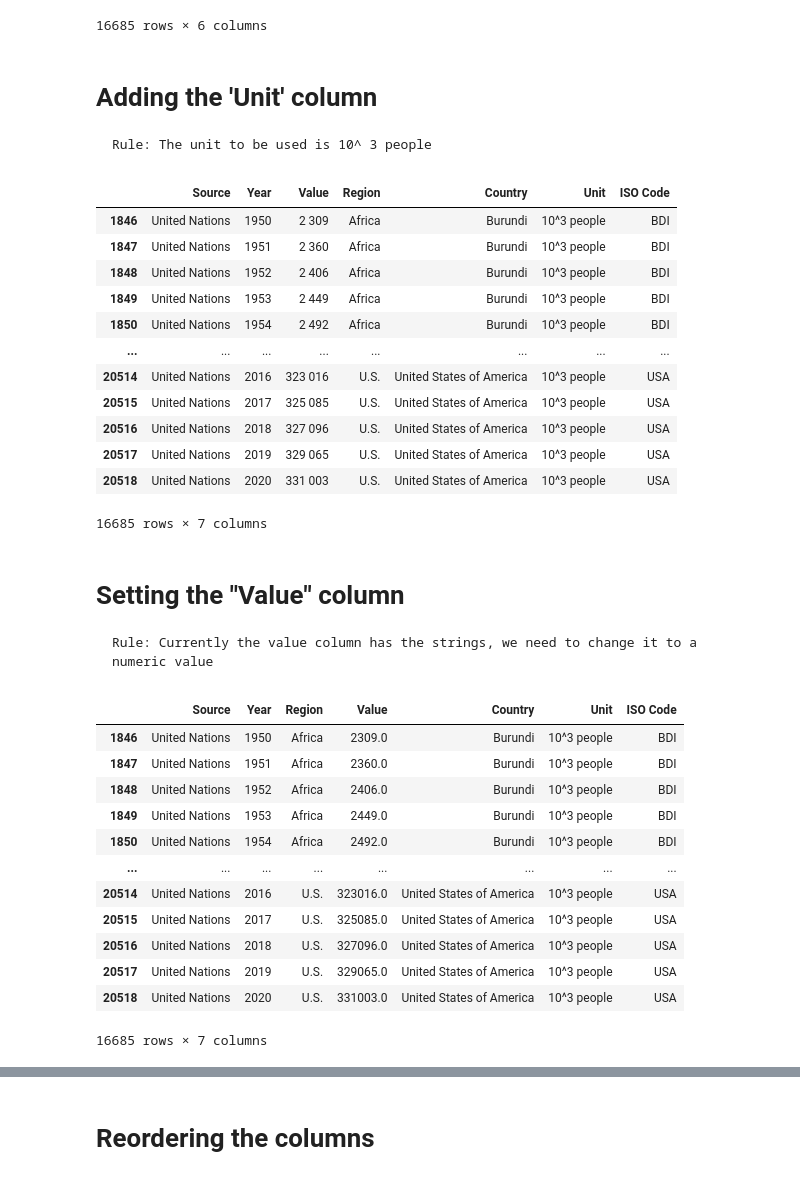
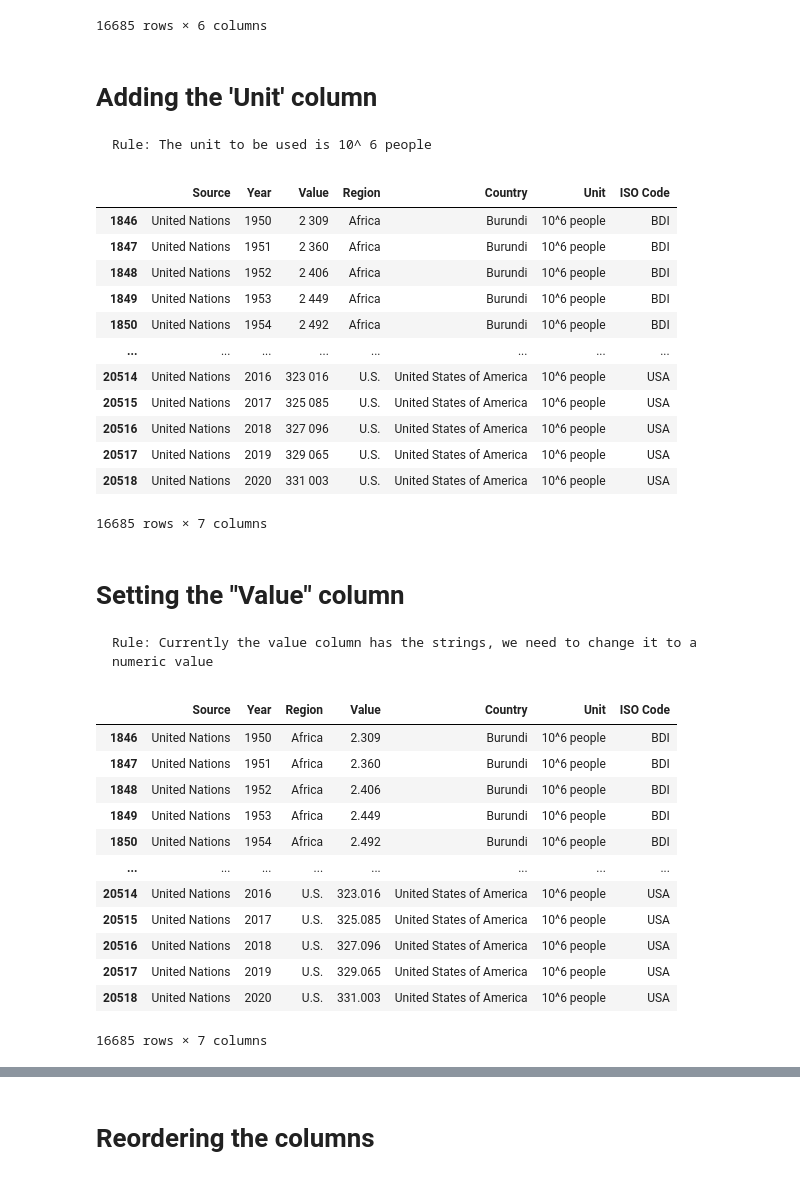
Before and after one commit to transportenergy/database, a Jupyter notebook: item/historical/scripts/S012.ipynb, the cells around one changed output, grey strips where cells are left out. Cells and saved outputs as stored; diff of their text form; code cells hidden in the pictures.

```diff
--- a/item/historical/scripts/S012.ipynb
+++ b/item/historical/scripts/S012.ipynb
@@ -315,23 +315,23 @@ df
 16685 rows × 6 columns
 # %% [markdown]
 # Adding the 'Unit' column
-    Rule: The unit to be used is 10^ 3 people
+    Rule: The unit to be used is 10^ 6 people
 # %%
-dataframeManager.simple_column_insert(df, ColumnName.UNIT.value, "10^3 people", 5)
+dataframeManager.simple_column_insert(df, ColumnName.UNIT.value, "10^6 people", 5)
 df
 # %% [output]
 |  | Source | Year | Value | Region | Country | Unit | ISO Code |
-| 1846 | United Nations | 1950 | 2 309 | Africa | Burundi | 10^3 people | BDI |
-| 1847 | United Nations | 1951 | 2 360 | Africa | Burundi | 10^3 people | BDI |
-| 1848 | United Nations | 1952 | 2 406 | Africa | Burundi | 10^3 people | BDI |
-| 1849 | United Nations | 1953 | 2 449 | Africa | Burundi | 10^3 people | BDI |
-| 1850 | United Nations | 1954 | 2 492 | Africa | Burundi | 10^3 people | BDI |
+| 1846 | United Nations | 1950 | 2 309 | Africa | Burundi | 10^6 people | BDI |
+| 1847 | United Nations | 1951 | 2 360 | Africa | Burundi | 10^6 people | BDI |
+| 1848 | United Nations | 1952 | 2 406 | Africa | Burundi | 10^6 people | BDI |
+| 1849 | United Nations | 1953 | 2 449 | Africa | Burundi | 10^6 people | BDI |
+| 1850 | United Nations | 1954 | 2 492 | Africa | Burundi | 10^6 people | BDI |
 | ... | ... | ... | ... | ... | ... | ... | ... |
-| 20514 | United Nations | 2016 | 323 016 | U.S. | United States of America | 10^3 people | USA |
-| 20515 | United Nations | 2017 | 325 085 | U.S. | United States of America | 10^3 people | USA |
-| 20516 | United Nations | 2018 | 327 096 | U.S. | United States of America | 10^3 people | USA |
-| 20517 | United Nations | 2019 | 329 065 | U.S. | United States of America | 10^3 people | USA |
-| 20518 | United Nations | 2020 | 331 003 | U.S. | United States of America | 10^3 people | USA |
+| 20514 | United Nations | 2016 | 323 016 | U.S. | United States of America | 10^6 people | USA |
+| 20515 | United Nations | 2017 | 325 085 | U.S. | United States of America | 10^6 people | USA |
+| 20516 | United Nations | 2018 | 327 096 | U.S. | United States of America | 10^6 people | USA |
+| 20517 | United Nations | 2019 | 329 065 | U.S. | United States of America | 10^6 people | USA |
+| 20518 | United Nations | 2020 | 331 003 | U.S. | United States of America | 10^6 people | USA |
 16685 rows × 7 columns
 # %% [markdown]
 # Setting the "Value" column
@@ -339,33 +339,32 @@ df
 # %%
 # List holding the values as numeric
 list_with_values_as_numeric = []
 
 # Getting all the values as numeric
 for value in list(df["Value"]):
     new_value = value.replace(" ", "").replace(",", "")
-    list_with_values_as_numeric.append(float(new_value))
+    list_with_values_as_numeric.append(float(new_value)*0.001)
 
 # Asserting that the new list is of the correct length
 assert len(list_with_values_as_numeric) == len(df)
-
 
 # Removing the old "value" column
 df.drop(columns=["Value"], inplace = True)
 
 # Adding the new "value" column
 df.insert(3, ColumnName.VALUE.value, list_with_values_as_numeric, True)
 df
 # %% [output]
 |  | Source | Year | Region | Value | Country | Unit | ISO Code |
-| 1846 | United Nations | 1950 | Africa | 2309.0 | Burundi | 10^3 people | BDI |
-| 1847 | United Nations | 1951 | Africa | 2360.0 | Burundi | 10^3 people | BDI |
-| 1848 | United Nations | 1952 | Africa | 2406.0 | Burundi | 10^3 people | BDI |
-| 1849 | United Nations | 1953 | Africa | 2449.0 | Burundi | 10^3 people | BDI |
-| 1850 | United Nations | 1954 | Africa | 2492.0 | Burundi | 10^3 people | BDI |
+| 1846 | United Nations | 1950 | Africa | 2.309 | Burundi | 10^6 people | BDI |
+| 1847 | United Nations | 1951 | Africa | 2.360 | Burundi | 10^6 people | BDI |
+| 1848 | United Nations | 1952 | Africa | 2.406 | Burundi | 10^6 people | BDI |
+| 1849 | United Nations | 1953 | Africa | 2.449 | Burundi | 10^6 people | BDI |
+| 1850 | United Nations | 1954 | Africa | 2.492 | Burundi | 10^6 people | BDI |
 | ... | ... | ... | ... | ... | ... | ... | ... |
-| 20514 | United Nations | 2016 | U.S. | 323016.0 | United States of America | 10^3 people | USA |
-| 20515 | United Nations | 2017 | U.S. | 325085.0 | United States of America | 10^3 people | USA |
-| 20516 | United Nations | 2018 | U.S. | 327096.0 | United States of America | 10^3 people | USA |
-| 20517 | United Nations | 2019 | U.S. | 329065.0 | United States of America | 10^3 people | USA |
-| 20518 | United Nations | 2020 | U.S. | 331003.0 | United States of America | 10^3 people | USA |
+| 20514 | United Nations | 2016 | U.S. | 323.016 | United States of America | 10^6 people | USA |
+| 20515 | United Nations | 2017 | U.S. | 325.085 | United States of America | 10^6 people | USA |
+| 20516 | United Nations | 2018 | U.S. | 327.096 | United States of America | 10^6 people | USA |
+| 20517 | United Nations | 2019 | U.S. | 329.065 | United States of America | 10^6 people | USA |
+| 20518 | United Nations | 2020 | U.S. | 331.003 | United States of America | 10^6 people | USA |
 16685 rows × 7 columns
```
Also changed, not shown: parts of 7 cells of this notebook.
